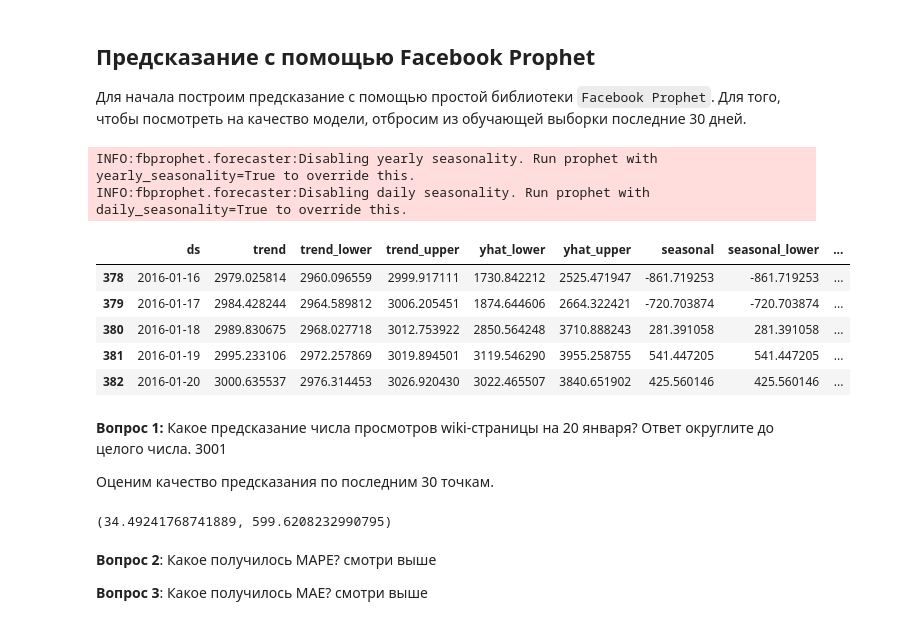
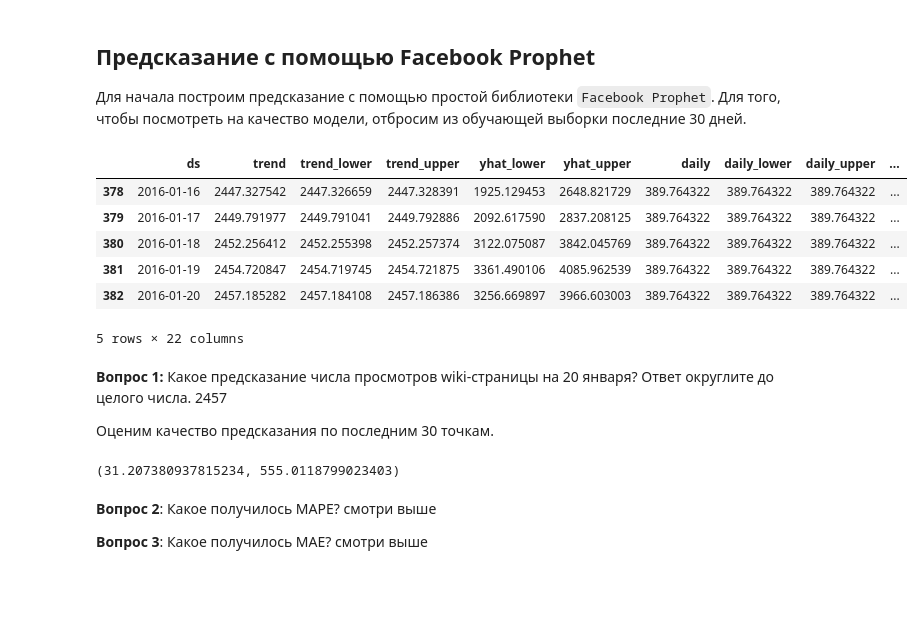
Before and after one commit to yuliok0715/ODS-course, a Jupyter notebook: 09_time_series/hw09_time_series.ipynb, the cells around one changed output. Cells and saved outputs as stored; diff of their text form; code cells hidden in the pictures; blank space fills up the shorter version.

```diff
--- a/09_time_series/hw09_time_series.ipynb
+++ b/09_time_series/hw09_time_series.ipynb
@@ -81,23 +81,22 @@ train_df = df[:-predictions].copy()
 # %%
 ## ВАШ КОД для построения модели ##
 
-m = Prophet()
+m = Prophet(yearly_seasonality=True, daily_seasonality=True)
 m.fit(train_df)
 future = m.make_future_dataframe(periods=30)
 forecast = m.predict(future)
 forecast.tail()
 # %% [output]
+|  | ds | trend | trend_lower | trend_upper | yhat_lower | yhat_upper | daily | daily_lower | daily_upper | ... |
+| 378 | 2016-01-16 | 2447.327542 | 2447.326659 | 2447.328391 | 1925.129453 | 2648.821729 | 389.764322 | 389.764322 | 389.764322 | ... |
+| 379 | 2016-01-17 | 2449.791977 | 2449.791041 | 2449.792886 | 2092.617590 | 2837.208125 | 389.764322 | 389.764322 | 389.764322 | ... |
+| 380 | 2016-01-18 | 2452.256412 | 2452.255398 | 2452.257374 | 3122.075087 | 3842.045769 | 389.764322 | 389.764322 | 389.764322 | ... |
+| 381 | 2016-01-19 | 2454.720847 | 2454.719745 | 2454.721875 | 3361.490106 | 4085.962539 | 389.764322 | 389.764322 | 389.764322 | ... |
+| 382 | 2016-01-20 | 2457.185282 | 2457.184108 | 2457.186386 | 3256.669897 | 3966.603003 | 389.764322 | 389.764322 | 389.764322 | ... |
-INFO:fbprophet.forecaster:Disabling yearly seasonality. Run prophet with yearly_seasonality=True to override this.
-INFO:fbprophet.forecaster:Disabling daily seasonality. Run prophet with daily_seasonality=True to override this.
+5 rows × 22 columns
-|  | ds | trend | trend_lower | trend_upper | yhat_lower | yhat_upper | seasonal | seasonal_lower | ... |
-| 378 | 2016-01-16 | 2979.025814 | 2960.096559 | 2999.917111 | 1730.842212 | 2525.471947 | -861.719253 | -861.719253 | ... |
-| 379 | 2016-01-17 | 2984.428244 | 2964.589812 | 3006.205451 | 1874.644606 | 2664.322421 | -720.703874 | -720.703874 | ... |
-| 380 | 2016-01-18 | 2989.830675 | 2968.027718 | 3012.753922 | 2850.564248 | 3710.888243 | 281.391058 | 281.391058 | ... |
-| 381 | 2016-01-19 | 2995.233106 | 2972.257869 | 3019.894501 | 3119.546290 | 3955.258755 | 541.447205 | 541.447205 | ... |
-| 382 | 2016-01-20 | 3000.635537 | 2976.314453 | 3026.920430 | 3022.465507 | 3840.651902 | 425.560146 | 425.560146 | ... |
 # %% [markdown]
 **Вопрос 1:** Какое предсказание числа просмотров wiki-страницы на 20 января? Ответ округлите до целого числа.
- 3001
+2457
 
 Оценим качество предсказания по последним 30 точкам.
 # %%
@@ -108,7 +107,7 @@ cmp_df['e'] = cmp_df['y'] - cmp_df['yhat']
 cmp_df['p'] = 100*cmp_df['e']/cmp_df['y']
 np.mean(abs(cmp_df[-predictions:]['p'])), np.mean(abs(cmp_df[-predictions:]['e']))
 # %% [output]
-(34.49241768741889, 599.6208232990795)
+(31.207380937815234, 555.0118799023403)
 # %% [markdown]
 **Вопрос 2**: Какое получилось MAPE?
 cмотри выше
```
Also changed, not shown: parts of 7 cells of this notebook.
